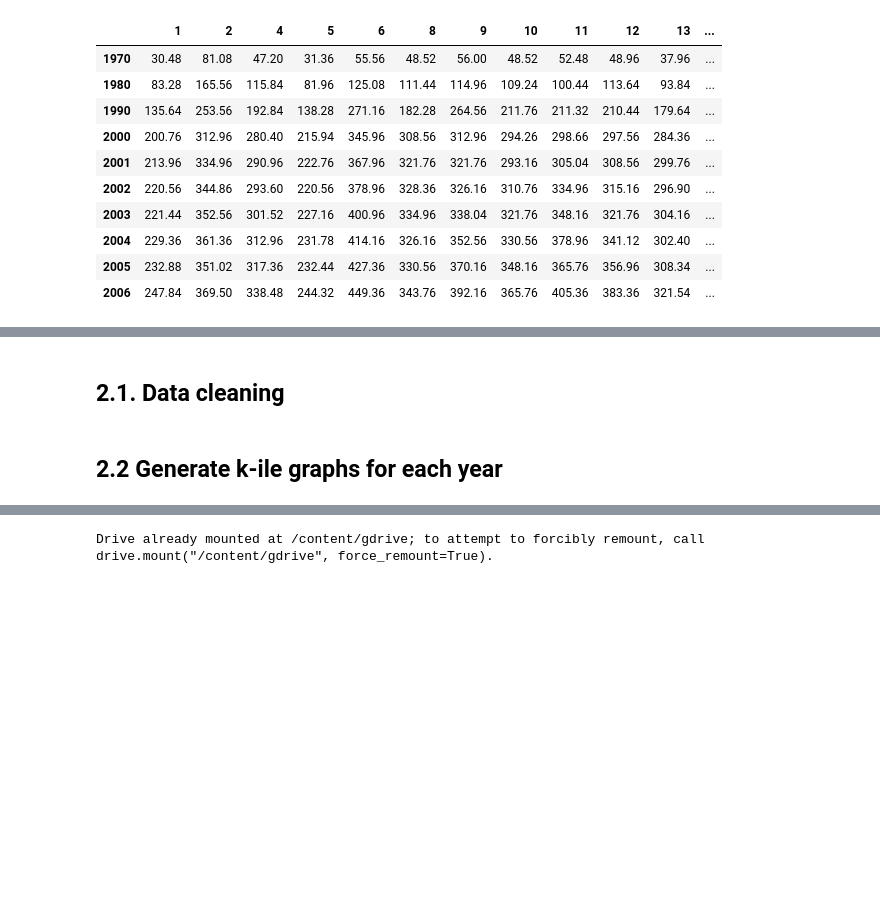
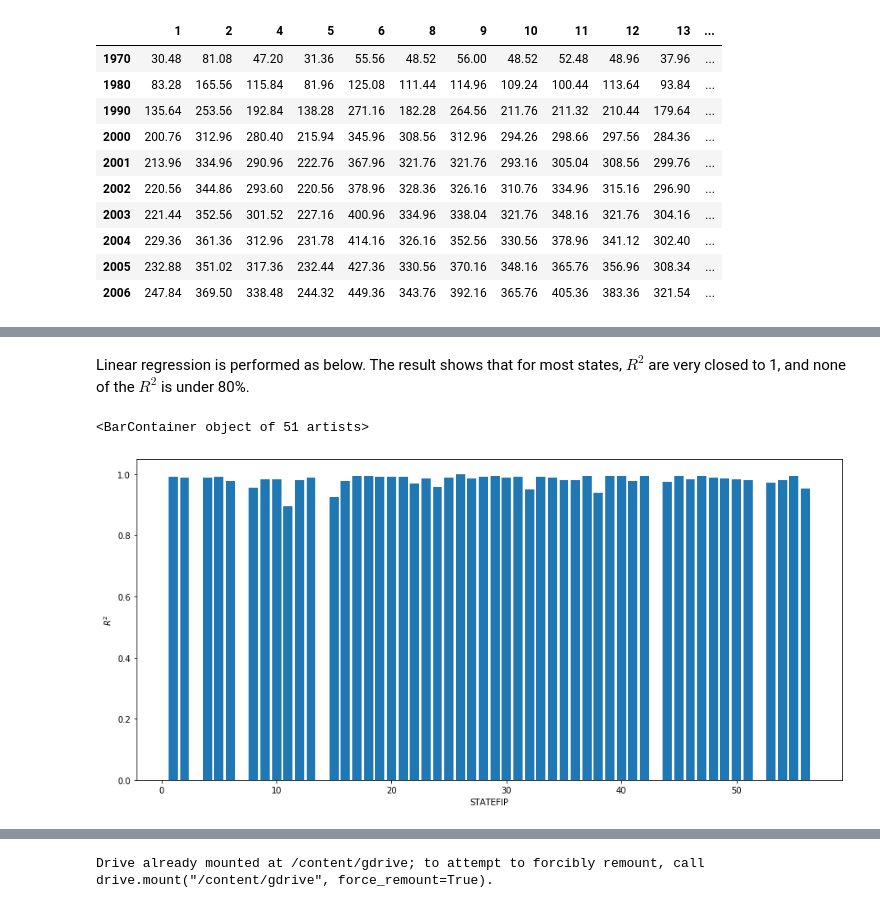
Before and after one commit to sangttruong/incomevis, a Jupyter notebook: main.ipynb, the cells around one changed output, grey strips where cells are left out. Saved outputs shown, nothing was run; the diff lists cells and outputs as text; code cells hidden in the pictures; blank space fills up the shorter version.

```diff
--- a/main.ipynb
+++ b/main.ipynb
@@ -295,10 +225,0 @@ for i in CPI.index[1:len(CPI.index)]:
-# %%
-# Generate final deflator dataframes
-deflator = pd.DataFrame(data = COLI, index = range(1978, 2019), columns = stateList)
-
-# Transpose deflator
-deflator = deflator.T
-
-# Compute deflator from COLI and CPI
-for i in range(1978, 2019):
-  deflator[i] = deflator[i] * CPI.loc[i-1, 'CPI']
@@ -323,2 +225,0 @@ flat['STATEFIP'] = stateDeflator_multiply
-# %% [markdown]
-## 2.1. Data cleaning
@@ -387,2 +226,33 @@ p_ile = [0.02,0.03,0.04,0.05,0.06,0.07,0.08,0.09,0.1,0.11,0.12,0.13,0.14,0.15,
-# %% [markdown]
-## 2.2 Generate k-ile graphs for each year
+# %% [markdown]
+Linear regression is performed as below. The result shows that for most states, $R^2$ are very closed to 1, and none of the $R^2$ is under 80%.
+# %%
+# Generate regression grid
+reg = pd.DataFrame(index = stateList, columns = [['Coefficient', 'Intercept', 'Rsquared']])
+
+# Generate COLI prediction grid
+predCOLI = pd.DataFrame(columns = stateList, index = predList)
+
+# Convert predList and yearList to 2D array for sklearn
+predList2D = np.reshape(predList, (-1,1))
+yearList2D = np.reshape(yearList, (-1,1))
+
+# Create instance of class
+model = LinearRegression()
+
+# Regress deflator on year
+for i in stateList:
+  model.fit(yearList2D, COLI[i])
+  reg.loc[i, 'Coefficient'] = model.coef_.item(0)
+  reg.loc[i, 'Intercept'] = model.intercept_
+  reg.loc[i, 'Rsquared'] = model.score(yearList2D, COLI[i])
+  predCOLI[i] = model.predict(predList2D)
+
+# Visualize Rsquared
+plt.figure(figsize=(15,7))
+plt.xlabel('STATEFIP')
+plt.ylabel('$R^2$')
+r2 = (reg[['Rsquared']].values).flatten()
+plt.bar(stateList, r2)
+# %% [output]
+<BarContainer object of 51 artists>
+[figure, added]
```
Also changed, not shown: parts of 65 cells of this notebook.
